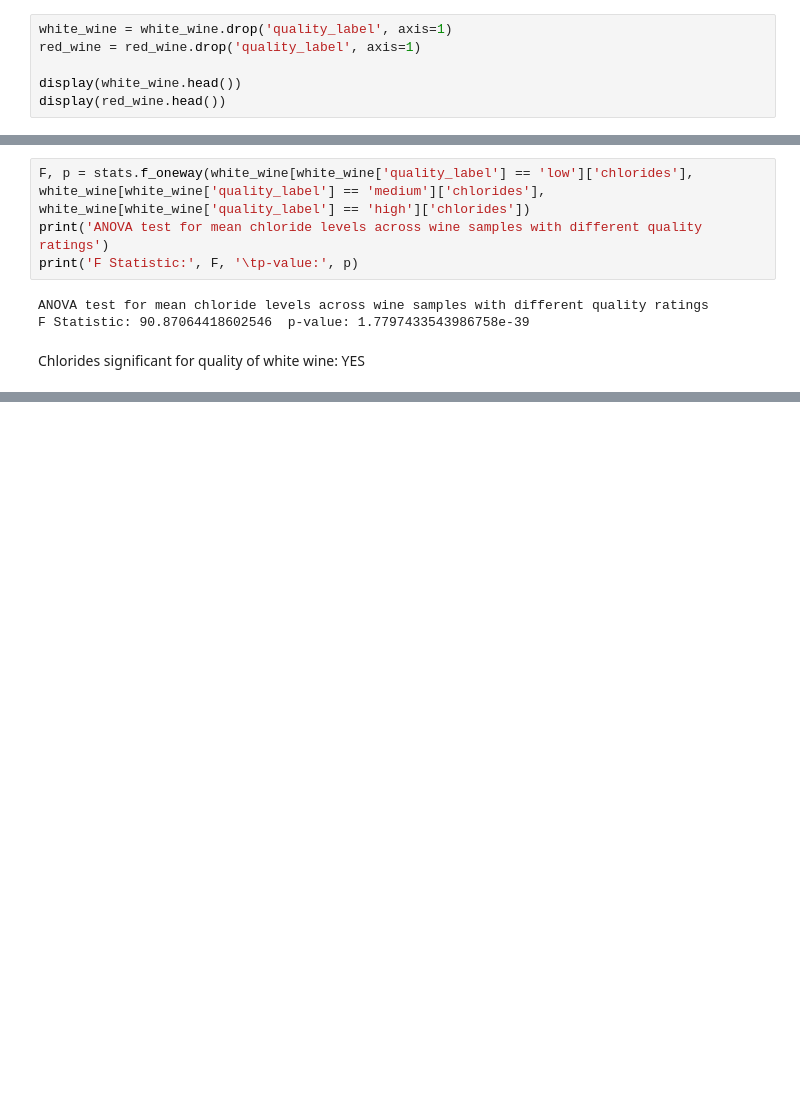
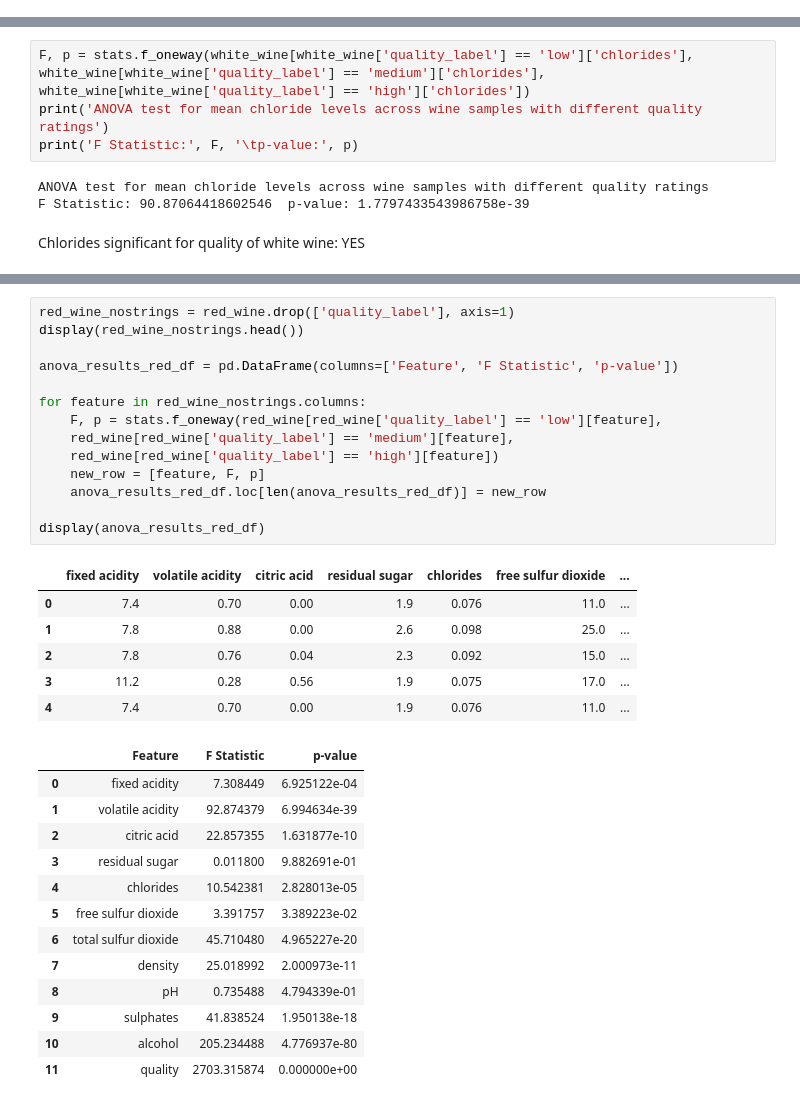
Before and after one commit to Paul-Sabin/BlueBerry-Winery, a Jupyter notebook: EDA_wine.ipynb, the cells around one changed output, grey strips where cells are left out. Saved outputs shown, nothing was run; the diff lists cells and outputs as text; blank space fills up the shorter version.

```diff
--- a/EDA_wine.ipynb
+++ b/EDA_wine.ipynb
@@ -668,6 +616,0 @@ display(illegal_sulfur_EU_white_df)
-# %%
-white_wine = white_wine.drop('quality_label', axis=1)
-red_wine = red_wine.drop('quality_label', axis=1)
-
-display(white_wine.head())
-display(red_wine.head())
@@ -844,0 +778,34 @@ display(anova_results_df)
+# %%
+red_wine_nostrings = red_wine.drop(['quality_label'], axis=1)
+display(red_wine_nostrings.head())
+
+anova_results_red_df = pd.DataFrame(columns=['Feature', 'F Statistic', 'p-value'])
+
+for feature in red_wine_nostrings.columns:
+    F, p = stats.f_oneway(red_wine[red_wine['quality_label'] == 'low'][feature],
+    red_wine[red_wine['quality_label'] == 'medium'][feature],
+    red_wine[red_wine['quality_label'] == 'high'][feature])
+    new_row = [feature, F, p]
+    anova_results_red_df.loc[len(anova_results_red_df)] = new_row
+
+display(anova_results_red_df)
+# %% [output]
+|  | fixed acidity | volatile acidity | citric acid | residual sugar | chlorides | free sulfur dioxide | ... |
+| 0 | 7.4 | 0.70 | 0.00 | 1.9 | 0.076 | 11.0 | ... |
+| 1 | 7.8 | 0.88 | 0.00 | 2.6 | 0.098 | 25.0 | ... |
+| 2 | 7.8 | 0.76 | 0.04 | 2.3 | 0.092 | 15.0 | ... |
+| 3 | 11.2 | 0.28 | 0.56 | 1.9 | 0.075 | 17.0 | ... |
+| 4 | 7.4 | 0.70 | 0.00 | 1.9 | 0.076 | 11.0 | ... |
+|  | Feature | F Statistic | p-value |
+| 0 | fixed acidity | 7.308449 | 6.925122e-04 |
+| 1 | volatile acidity | 92.874379 | 6.994634e-39 |
+| 2 | citric acid | 22.857355 | 1.631877e-10 |
+| 3 | residual sugar | 0.011800 | 9.882691e-01 |
+| 4 | chlorides | 10.542381 | 2.828013e-05 |
+| 5 | free sulfur dioxide | 3.391757 | 3.389223e-02 |
+| 6 | total sulfur dioxide | 45.710480 | 4.965227e-20 |
+| 7 | density | 25.018992 | 2.000973e-11 |
+| 8 | pH | 0.735488 | 4.794339e-01 |
+| 9 | sulphates | 41.838524 | 1.950138e-18 |
+| 10 | alcohol | 205.234488 | 4.776937e-80 |
+| 11 | quality | 2703.315874 | 0.000000e+00 |
```
Also changed, not shown: parts of 18 cells of this notebook, 1 other file.
